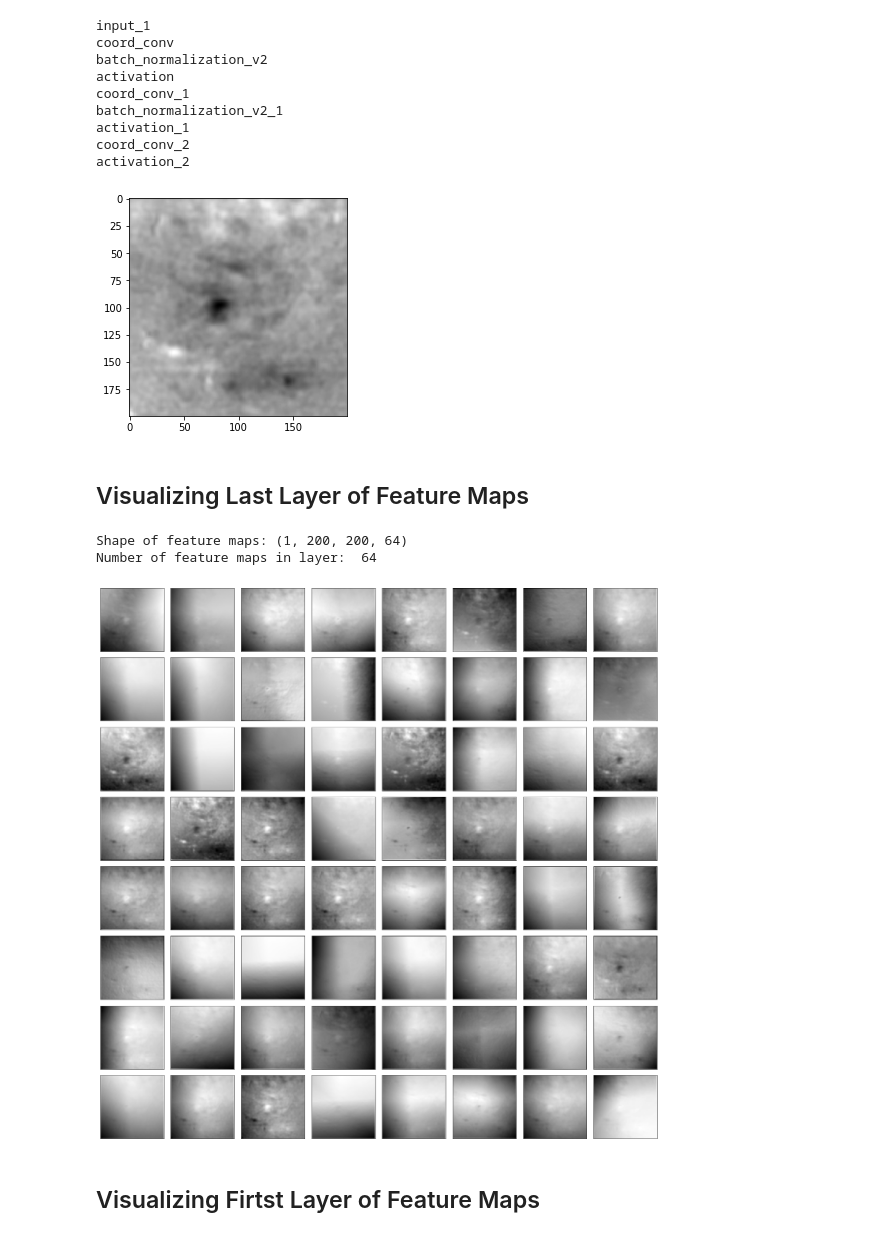
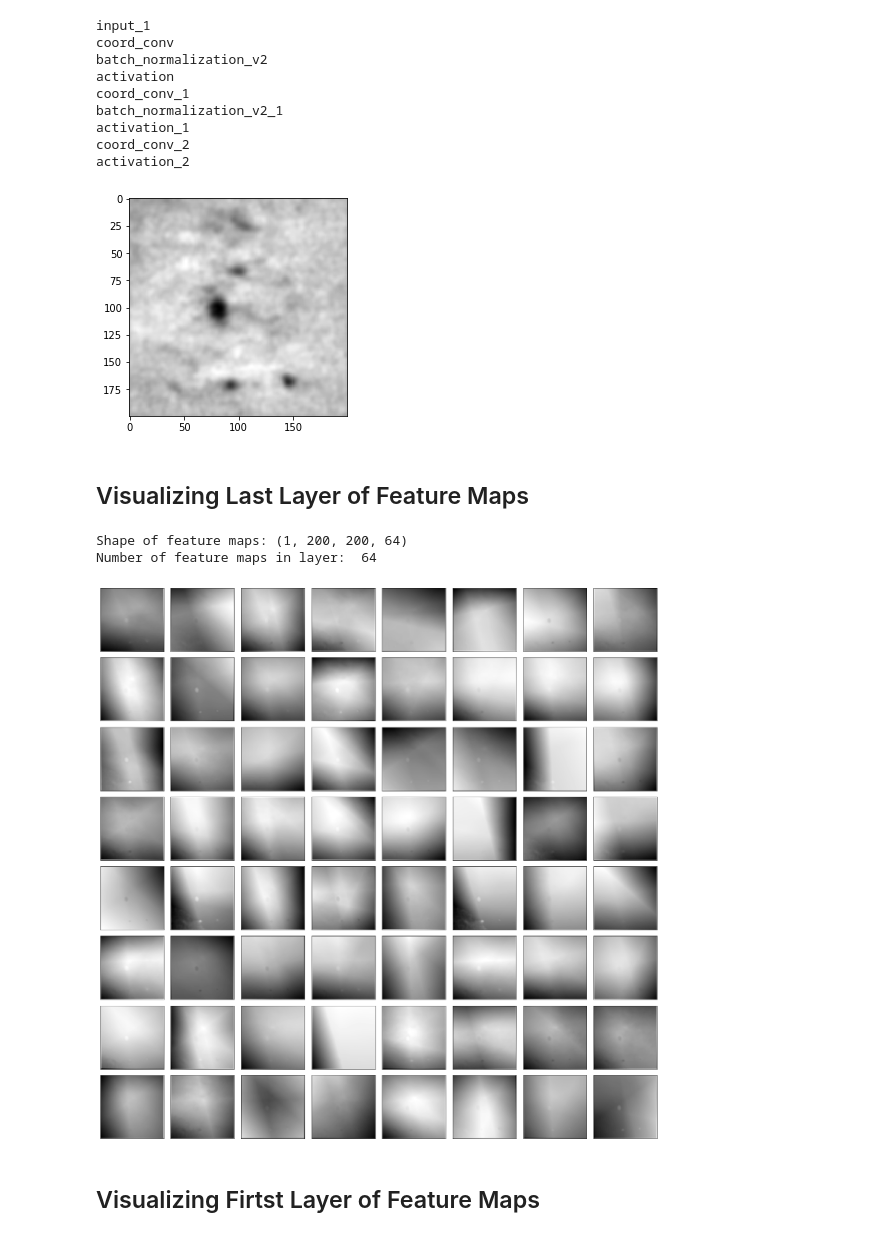
Before and after one commit to twpkevin06222/DE_Project, a Jupyter notebook: implementation_examples/Multilayer_CoordConv_meanROIv02.ipynb, the cells around one changed output. Cells and saved outputs as stored; diff of their text form; code cells hidden in the pictures.

```diff
--- a/implementation_examples/Multilayer_CoordConv_meanROIv02.ipynb
+++ b/implementation_examples/Multilayer_CoordConv_meanROIv02.ipynb
@@ -155,11 +155,11 @@ for i in range(len(re_list)):
     sums+=np.squeeze(re_list[i])
     total_index+=1
 
-mean_img = sums/total_index
+mean_img_ori = sums/total_index
 
 #apply min max norm for mean image
-mean_img = utils.min_max_norm(mean_img)
+mean_img = utils.min_max_norm(mean_img_ori)
 
-print('Max value:', np.max(mean_img))
-print('Min value:', np.min(mean_img))
+print('Max value:', np.max(mean_img_ori))
+print('Min value:', np.min(mean_img_ori))
 # %% [output]
@@ -464,11 +469,13 @@ else:
 
 layer_output = layer_dict[layer_name].output
 # %%
-test_img = np.asarray(tf.expand_dims(re_list[0], 0))
+# taking the mean over all stacks as input
+test_img = np.asarray(tf.expand_dims(mean_img_ori, 0)) #(1, img size, img size)
+test_img = tf.expand_dims(test_img, -1) #(1, img size, img size, 1)
 plt.imshow(np.squeeze(test_img), cmap = 'gray')
 plt.show()
 # %% [output]
-[figure, old version]
+[figure, new version]
 # %% [markdown]
 ## Visualizing Last Layer of Feature Maps
 # %%
@@ -477,7 +484,7 @@ plot_feature_maps(test_map, 8, 8, figsize = (20,20))
 # %% [output]
 Shape of feature maps: (1, 200, 200, 64)
 Number of feature maps in layer:  64
-[figure, old version]
+[figure, new version]
 # %% [markdown]
 ## Visualizing Firtst Layer of Feature Maps
 # %%
```
Also changed, not shown: parts of 7 cells of this notebook.
